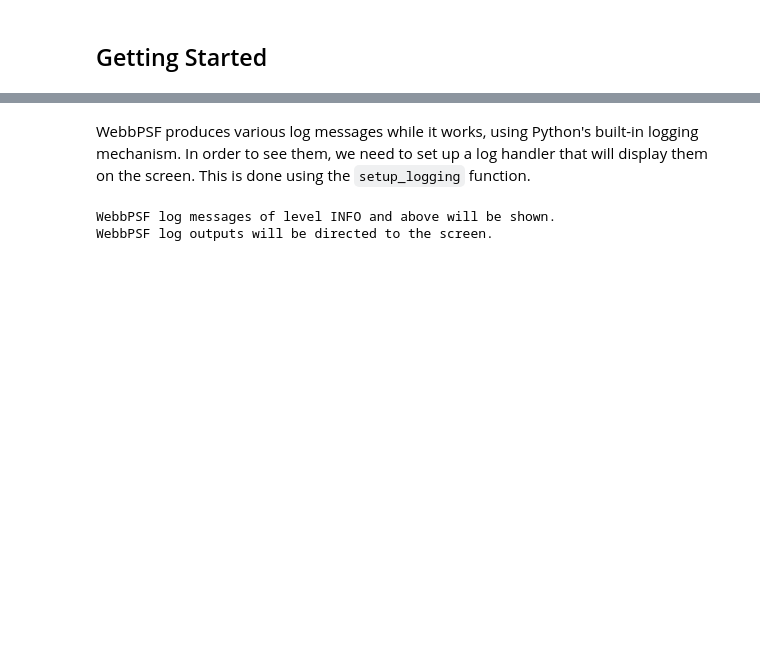
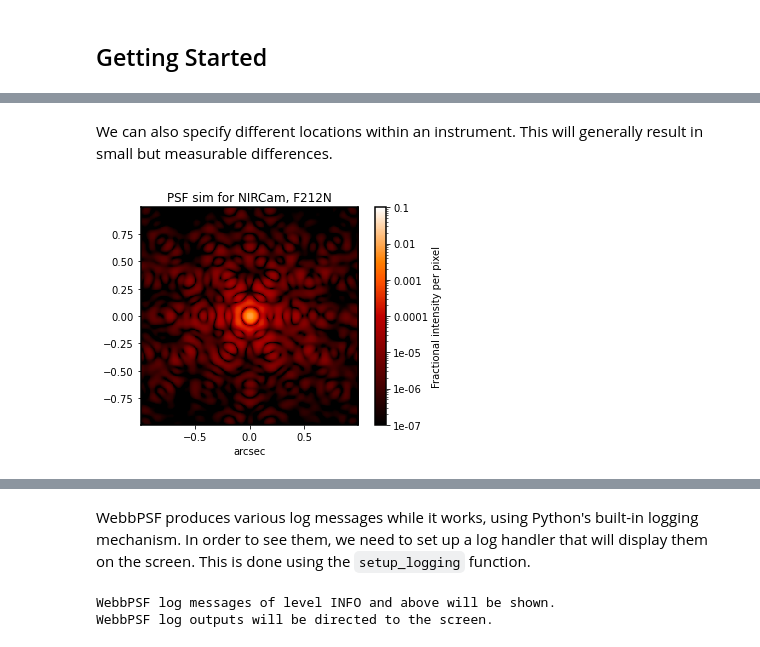
Before and after one commit to spacetelescope/webbpsf, a Jupyter notebook: notebooks/WebbPSF_tutorial.ipynb, the cells around one changed output, grey strips where cells are left out. Cells and saved outputs as stored; diff of their text form; code cells hidden in the pictures; blank space fills up the shorter version.

```diff
--- a/notebooks/WebbPSF_tutorial.ipynb
+++ b/notebooks/WebbPSF_tutorial.ipynb
@@ -24,0 +82,11 @@ import webbpsf
+# %% [markdown]
+We can also specify different locations within an instrument. This will generally result in small but measurable differences.
+# %%
+nc.detector='NRCB3'
+
+nc.detector_position = (500, 1600)
+
+psf212_nrcb3 = nc.calc_psf(fov_arcsec=2)
+webbpsf.display_psf(psf212_nrcb3)
+# %% [output]
+[figure, added]
```
Also changed, not shown: parts of 51 cells of this notebook, 2 other files.
